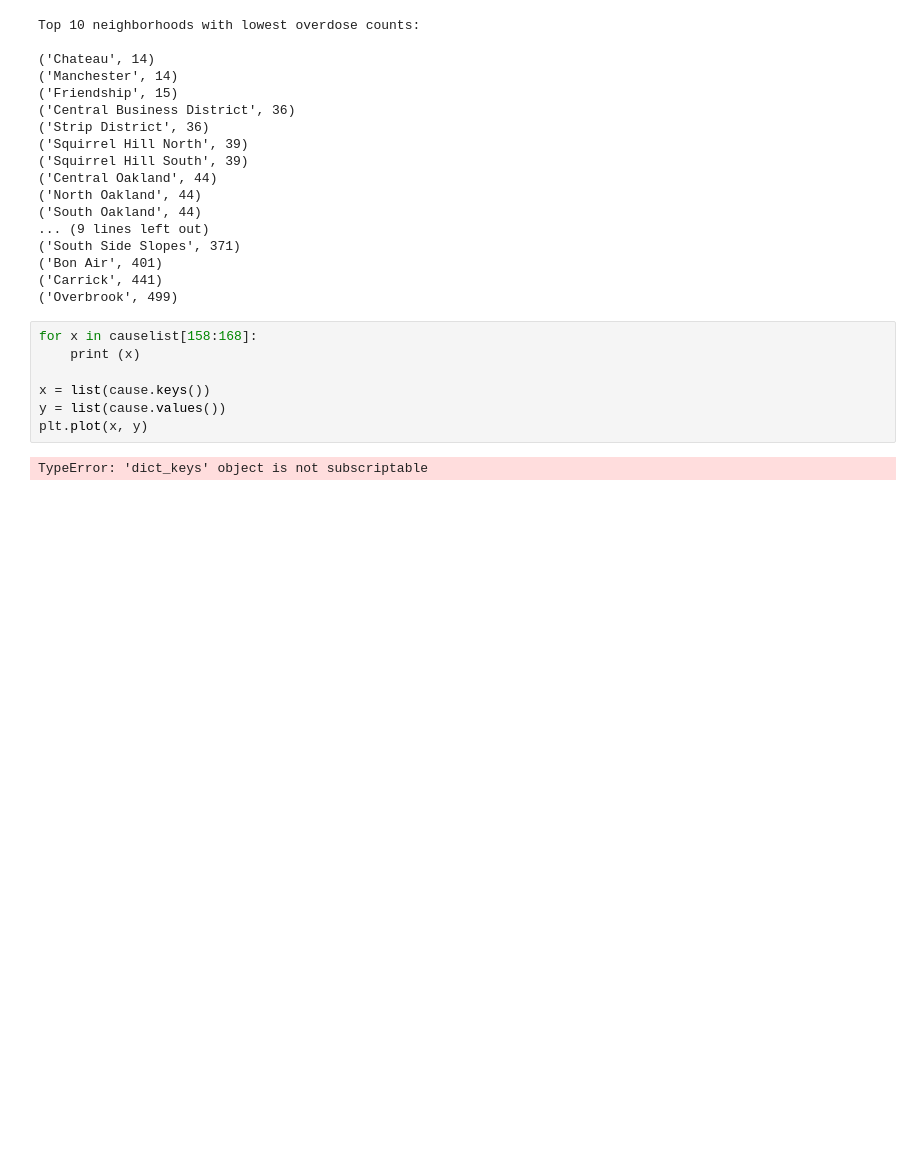
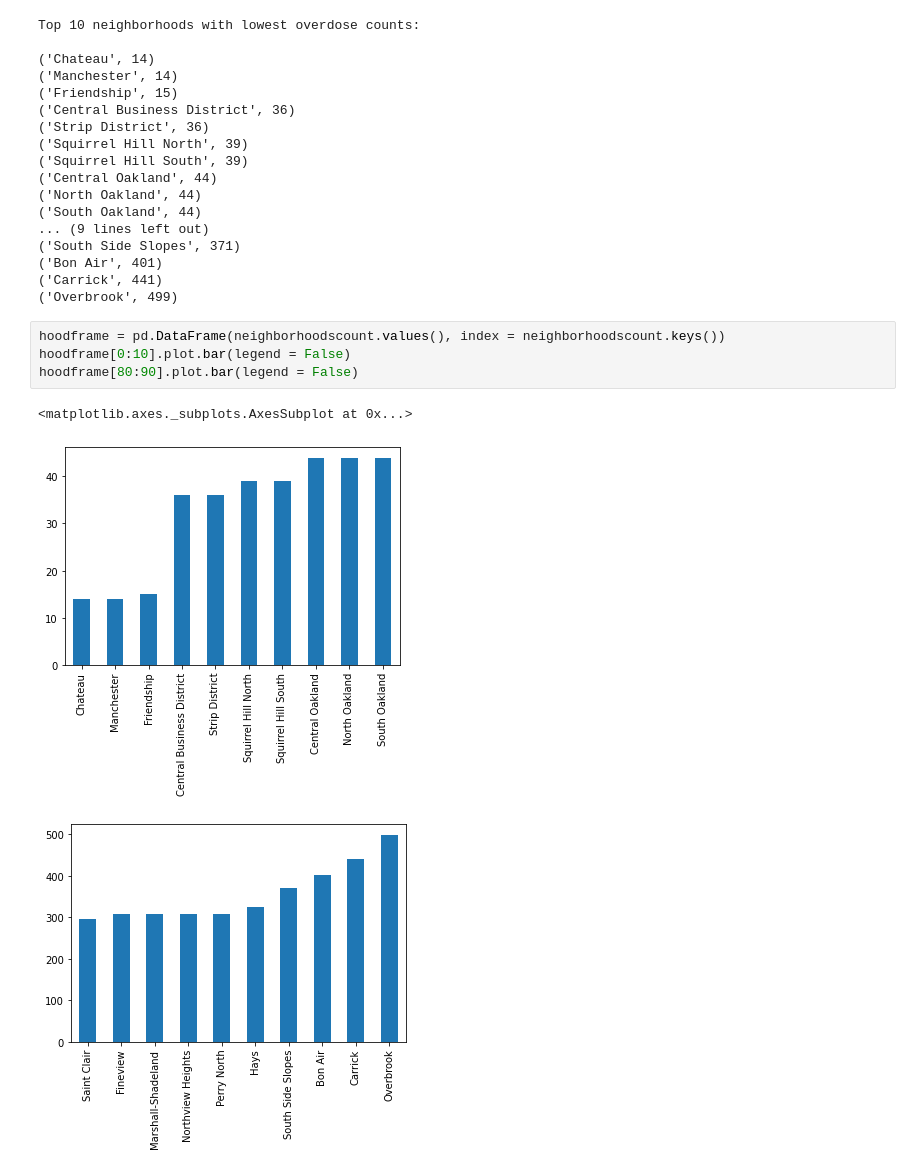
Before and after one commit to LEF-TY/Big-Ideas-Final-Project, a Jupyter notebook: Overdose.ipynb, the cells around one changed output. Saved outputs shown, nothing was run; the diff lists cells and outputs as text; blank space fills up the shorter version.

Commit message:
Figured out the graphs (yay)

```diff
--- a/Overdose.ipynb
+++ b/Overdose.ipynb
@@ -234,12 +234,11 @@ Top 10 neighborhoods with lowest overdose counts:
 ('Bon Air', 401)
 ('Carrick', 441)
 ('Overbrook', 499)
-# %%
-for x in causelist[158:168]:
-    print (x)
-
-x = list(cause.keys())
-y = list(cause.values())
-plt.plot(x, y)
-# %% [output]
-TypeError: 'dict_keys' object is not subscriptable
+# %%
+hoodframe = pd.DataFrame(neighborhoodscount.values(), index = neighborhoodscount.keys())
+hoodframe[0:10].plot.bar(legend = False)
+hoodframe[80:90].plot.bar(legend = False)
+# %% [output]
+<matplotlib.axes._subplots.AxesSubplot at 0x...>
+[figure, added]
+[figure, added]
```
Also changed, not shown: parts of 2 cells of this notebook.
